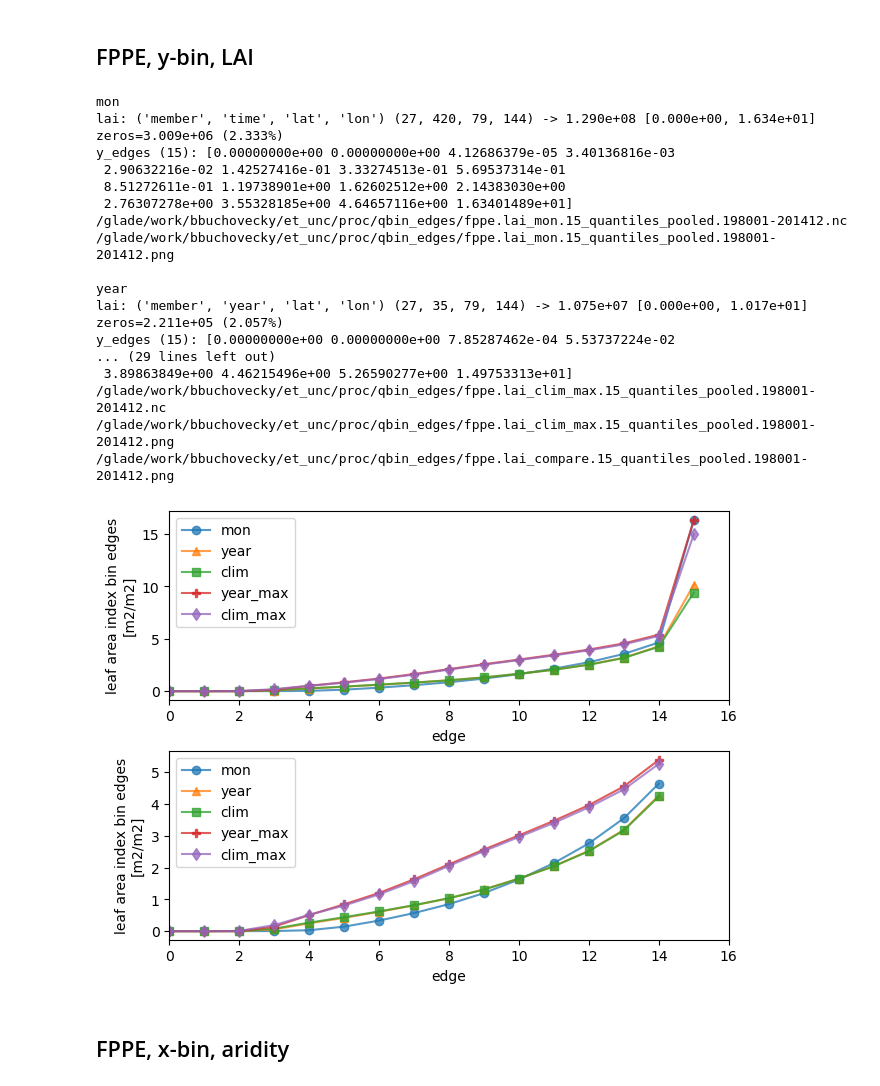
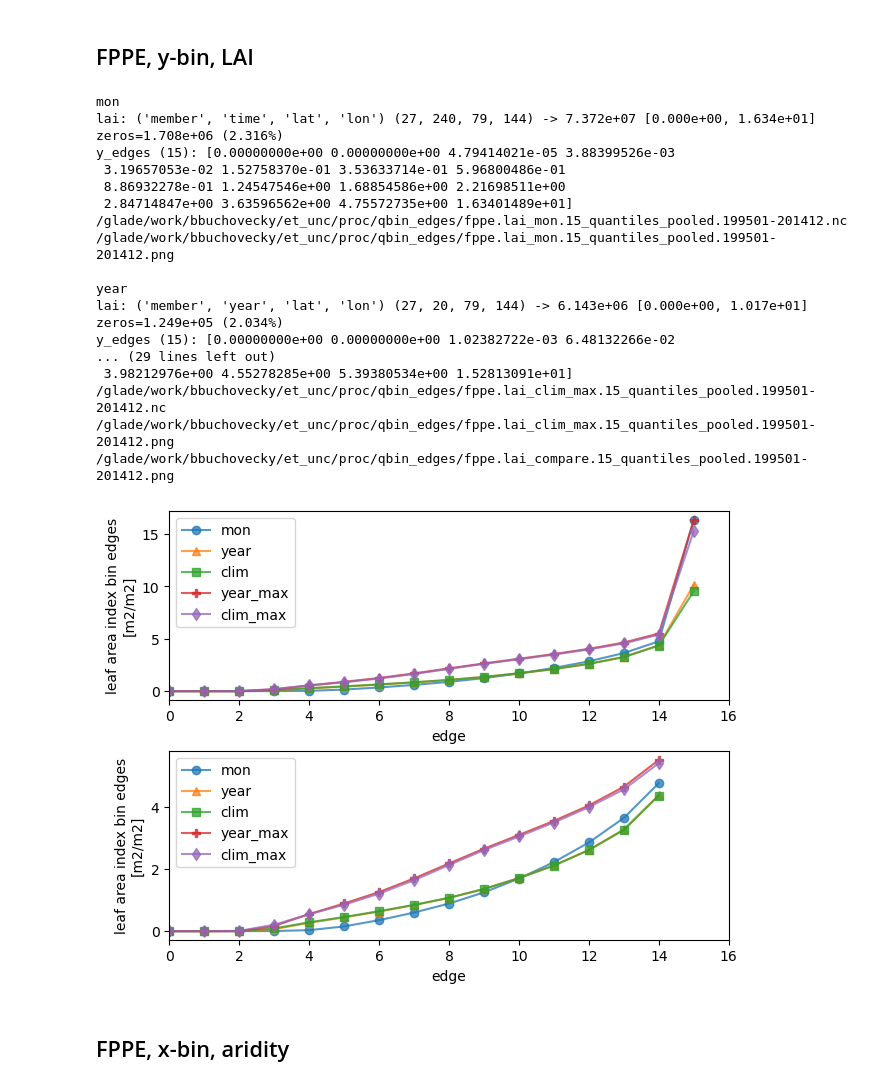
Before and after one commit to bbuchovecky/et_controls, a Jupyter notebook: et_unc/binned_stats.ipynb, the cells around one changed output. Saved outputs shown, nothing was run; the diff lists cells and outputs as text; code cells hidden in the pictures.

```diff
--- a/et_unc/binned_stats.ipynb
+++ b/et_unc/binned_stats.ipynb
@@ -599,7 +599,7 @@ mask        : ('lat', 'lon', 'member') (158, 288, 1)
 # %% [markdown]
 ## LAI thresholds
 # %%
-cmip_lai_max = {}
-for sid, vardict in cmip.items():
-    cmip_lai_max[sid] = vardict["lai"].groupby("time.month").mean().max(dim="month").compute()
+# cmip_lai_max = {}
+# for sid, vardict in cmip.items():
+#     cmip_lai_max[sid] = vardict["lai"].groupby("time.month").mean().max(dim="month").compute()
 # %%
@@ -616,18 +616,18 @@ cb.set_label("LAI [m2/m2]")
 # %% [output]
 [figure]
 # %%
-thresh = 0.001
+# thresh = 0.001
 
-fig, axes = plt.subplots(4, 4, figsize=(12, 8), sharex=True, sharey=True, layout="constrained")
-axs = axes.ravel()
+# fig, axes = plt.subplots(4, 4, figsize=(12, 8), sharex=True, sharey=True, layout="constrained")
+# axs = axes.ravel()
 
-im = None
-for i, (sid, da) in enumerate(cmip_lai_max.items()):
-    im = (da<thresh).where(~np.isnan(da)).plot(ax=axs[i],add_labels=False, add_colorbar=False)
-    axs[i].set_title(sid, fontsize=10)
+# im = None
+# for i, (sid, da) in enumerate(cmip_lai_max.items()):
+#     im = (da<thresh).where(~np.isnan(da)).plot(ax=axs[i],add_labels=False, add_colorbar=False)
+#     axs[i].set_title(sid, fontsize=10)
 
-cb = fig.colorbar(im, ax=axs, orientation="horizontal", fraction=0.025)
-cb.set_label(f"LAI < {thresh}")
+# cb = fig.colorbar(im, ax=axs, orientation="horizontal", fraction=0.025)
+# cb.set_label(f"LAI < {thresh}")
 # %% [output]
 [figure]
 # %%
@@ -652,16 +652,16 @@ fig.legend(h, l, loc="lower right", ncols=5)
 <matplotlib.legend.Legend at 0x...>
 [figure]
 # %%
-fig, ax = plt.subplots(figsize=(6, 4), layout="constrained")
+# fig, ax = plt.subplots(figsize=(6, 4), layout="constrained")
 
-qs_list = []
-for i, (sid, da) in enumerate(sorted(cmip_lai_max.items())):
-    qs = da.stack(stacked=["lat", "lon"]).quantile(np.linspace(0, 1, 16), dim="stacked")
-    qs_list.append(_safe_squeeze(qs, "member"))
-    qs.plot(ax=ax, marker="o", label=sid, alpha=0.5)
-ax.legend(ncols=2, fontsize=8)
+# qs_list = []
+# for i, (sid, da) in enumerate(sorted(cmip_lai_max.items())):
+#     qs = da.stack(stacked=["lat", "lon"]).quantile(np.linspace(0, 1, 16), dim="stacked")
+#     qs_list.append(_safe_squeeze(qs, "member"))
+#     qs.plot(ax=ax, marker="o", label=sid, alpha=0.5)
+# ax.legend(ncols=2, fontsize=8)
 
-qs_da = xr.concat(qs_list, dim="source_id")
+# qs_da = xr.concat(qs_list, dim="source_id")
 # %% [output]
 [figure]
 # %%
@@ -804,6 +876,9 @@ for aggr, data in zip(["mon", "year", "clim", "year_max", "clim_max"], [cmip, cm
             warnings.warn(f"Warning: {np.nansum(lai_flat == 0) / len(lai_flat) * 100:0.3f} > 10%")
 
     lai_flat_all = np.concatenate(lai_flat_list)
+    plt.hist(lai_flat_all, density=True)
+    plt.title(aggr)
+
     print(
         f"== concat ==\n"
         f"lai_flat_all: {len(lai_flat_all)} "
@@ -981,6 +1059,8 @@ for aggr, data in zip(["mon", "year", "clim", "year_max", "clim_max"], [fppe, fp
     print(f"\n{aggr}")
 
     lai_flat_all = data["TLAI_month_1"].sel(lat=LAT_BNDS).where(fppe_mask).values.ravel()
+    plt.hist(lai_flat_all, density=True)
+    plt.title(aggr)
 
     print(
         f"lai: {data['TLAI_month_1'].dims} {data['TLAI_month_1'].shape} -> {len(lai_flat_all):.3e} "
@@ -1027,47 +1107,47 @@ for aggr, data in zip(["mon", "year", "clim", "year_max", "clim_max"], [fppe, fp
     fppe_y_bin_edges[aggr] = y_edges_da
 
 
 # Plot different LAI bin edges
 fig, axs = plt.subplots(2, 1, layout="constrained")
 
 fppe_y_bin_edges["mon"].plot(ax=axs[0], alpha=0.75, marker="o", label="mon")
 fppe_y_bin_edges["year"].plot(ax=axs[0], alpha=0.75, marker="^", label="year")
 fppe_y_bin_edges["clim"].plot(ax=axs[0], alpha=0.75, marker="s", label="clim")
 fppe_y_bin_edges["year_max"].plot(ax=axs[0], alpha=0.75, marker="P", label="year_max")
 fppe_y_bin_edges["clim_max"].plot(ax=axs[0], alpha=0.75, marker="d", label="clim_max")
 
 fppe_y_bin_edges["mon"][:-1].plot(ax=axs[1], marker="o", alpha=0.75, label="mon")
 fppe_y_bin_edges["year"][:-1].plot(ax=axs[1], marker="^", alpha=0.75, label="year")
 fppe_y_bin_edges["clim"][:-1].plot(ax=axs[1], marker="s", alpha=0.75, label="clim")
 fppe_y_bin_edges["year_max"][:-1].plot(ax=axs[1], alpha=0.75, marker="P", label="year_max")
 fppe_y_bin_edges["clim_max"][:-1].plot(ax=axs[1], alpha=0.75, marker="d", label="clim_max")
 
 for ax in axs:
     ax.legend()
     ax.set_xlim(0, len(fppe_y_bin_edges["mon"]))
 
 fstem = f"fppe.lai_compare.{N_YBINS}_quantiles_pooled.{fppe_time_str}"
 fig.savefig(BIN_EDGES_ROOT / f"{fstem}.png", dpi=120, bbox_inches="tight")
 print(BIN_EDGES_ROOT / f"{fstem}.png")
 # %% [output]
 mon
-lai: ('member', 'time', 'lat', 'lon') (27, 420, 79, 144) -> 1.290e+08 [0.000e+00, 1.634e+01] zeros=3.009e+06 (2.333%)
-y_edges (15): [0.00000000e+00 0.00000000e+00 4.12686379e-05 3.40136816e-03
- 2.90632216e-02 1.42527416e-01 3.33274513e-01 5.69537314e-01
- 8.51272611e-01 1.19738901e+00 1.62602512e+00 2.14383030e+00
- 2.76307278e+00 3.55328185e+00 4.64657116e+00 1.63401489e+01]
-/glade/work/bbuchovecky/et_unc/proc/qbin_edges/fppe.lai_mon.15_quantiles_pooled.198001-201412.nc
-/glade/work/bbuchovecky/et_unc/proc/qbin_edges/fppe.lai_mon.15_quantiles_pooled.198001-201412.png
+lai: ('member', 'time', 'lat', 'lon') (27, 240, 79, 144) -> 7.372e+07 [0.000e+00, 1.634e+01] zeros=1.708e+06 (2.316%)
+y_edges (15): [0.00000000e+00 0.00000000e+00 4.79414021e-05 3.88399526e-03
+ 3.19657053e-02 1.52758370e-01 3.53633714e-01 5.96800486e-01
+ 8.86932278e-01 1.24547546e+00 1.68854586e+00 2.21698511e+00
+ 2.84714847e+00 3.63596562e+00 4.75572735e+00 1.63401489e+01]
+/glade/work/bbuchovecky/et_unc/proc/qbin_edges/fppe.lai_mon.15_quantiles_pooled.199501-201412.nc
+/glade/work/bbuchovecky/et_unc/proc/qbin_edges/fppe.lai_mon.15_quantiles_pooled.199501-201412.png
 
 year
-lai: ('member', 'year', 'lat', 'lon') (27, 35, 79, 144) -> 1.075e+07 [0.000e+00, 1.017e+01] zeros=2.211e+05 (2.057%)
-y_edges (15): [0.00000000e+00 0.00000000e+00 7.85287462e-04 5.53737224e-02
+lai: ('member', 'year', 'lat', 'lon') (27, 20, 79, 144) -> 6.143e+06 [0.000e+00, 1.017e+01] zeros=1.249e+05 (2.034%)
+y_edges (15): [0.00000000e+00 0.00000000e+00 1.02382722e-03 6.48132266e-02
 ... (29 lines left out)
- 3.89863849e+00 4.46215496e+00 5.26590277e+00 1.49753313e+01]
-/glade/work/bbuchovecky/et_unc/proc/qbin_edges/fppe.lai_clim_max.15_quantiles_pooled.198001-201412.nc
-/glade/work/bbuchovecky/et_unc/proc/qbin_edges/fppe.lai_clim_max.15_quantiles_pooled.198001-201412.png
-/glade/work/bbuchovecky/et_unc/proc/qbin_edges/fppe.lai_compare.15_quantiles_pooled.198001-201412.png
+ 3.98212976e+00 4.55278285e+00 5.39380534e+00 1.52813091e+01]
+/glade/work/bbuchovecky/et_unc/proc/qbin_edges/fppe.lai_clim_max.15_quantiles_pooled.199501-201412.nc
+/glade/work/bbuchovecky/et_unc/proc/qbin_edges/fppe.lai_clim_max.15_quantiles_pooled.199501-201412.png
+/glade/work/bbuchovecky/et_unc/proc/qbin_edges/fppe.lai_compare.15_quantiles_pooled.199501-201412.png
-[figure, old version]
+[figure, new version]
 # %% [markdown]
 ## FPPE, x-bin, aridity
 # %%
```
Also changed, not shown: parts of 53 cells of this notebook.
